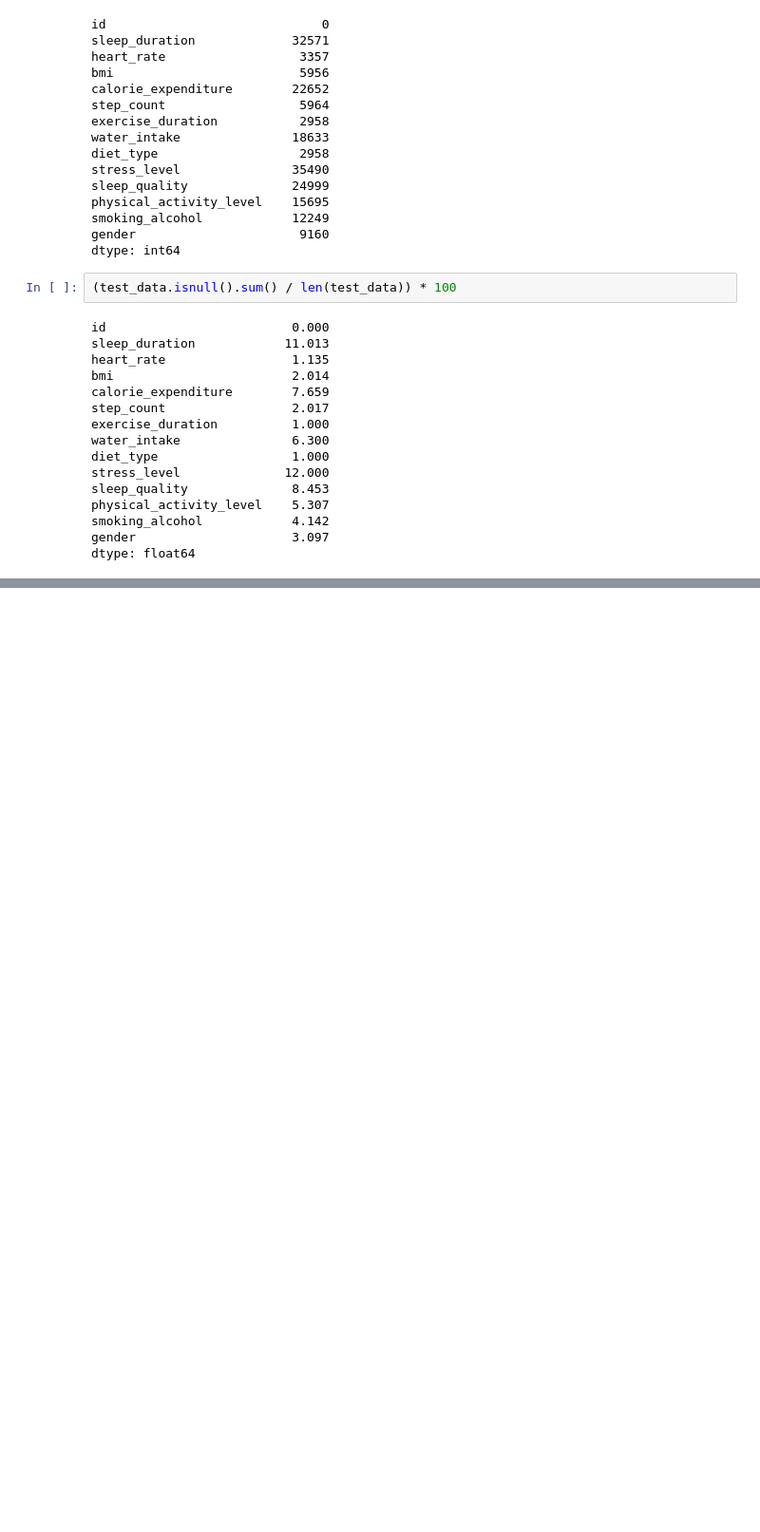
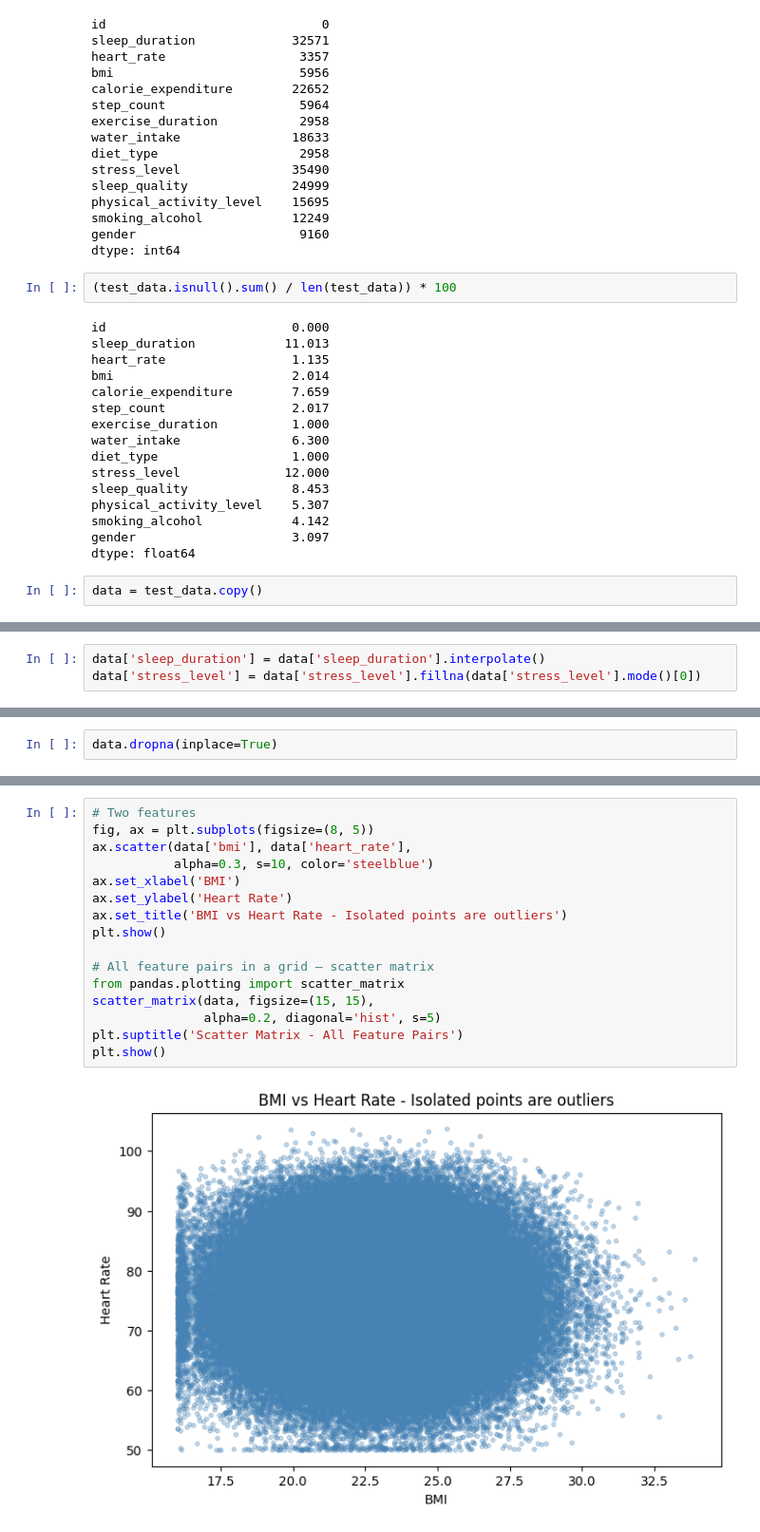
Before and after one commit to TinyHaitch/Kaggle-Notebook, a Jupyter notebook: student-health-issue.ipynb, the cells around one changed output, grey strips where cells are left out. Shown at 95% size. Cells and saved outputs as stored; diff of their text form; blank space fills up the shorter version.

```diff
--- a/student-health-issue.ipynb
+++ b/student-health-issue.ipynb
@@ -92,3 +92,5 @@ physical_activity_level    5.307
 smoking_alcohol            4.142
 gender                     3.097
 dtype: float64
+# %%
+data = test_data.copy()
@@ -94,0 +101,3 @@ dtype: float64
+# %%
+data['sleep_duration'] = data['sleep_duration'].interpolate()
+data['stress_level'] = data['stress_level'].fillna(data['stress_level'].mode()[0])
@@ -94,0 +122,2 @@ dtype: float64
+# %%
+data.dropna(inplace=True)
@@ -94,0 +144,18 @@ dtype: float64
+# %%
+# Two features
+fig, ax = plt.subplots(figsize=(8, 5))
+ax.scatter(data['bmi'], data['heart_rate'],
+           alpha=0.3, s=10, color='steelblue')
+ax.set_xlabel('BMI')
+ax.set_ylabel('Heart Rate')
+ax.set_title('BMI vs Heart Rate - Isolated points are outliers')
+plt.show()
+
+# All feature pairs in a grid — scatter matrix
+from pandas.plotting import scatter_matrix
+scatter_matrix(data, figsize=(15, 15),
+               alpha=0.2, diagonal='hist', s=5)
+plt.suptitle('Scatter Matrix - All Feature Pairs')
+plt.show()
+# %% [output]
+[figure, added]
```
Also changed, not shown: parts of 4 cells of this notebook.
